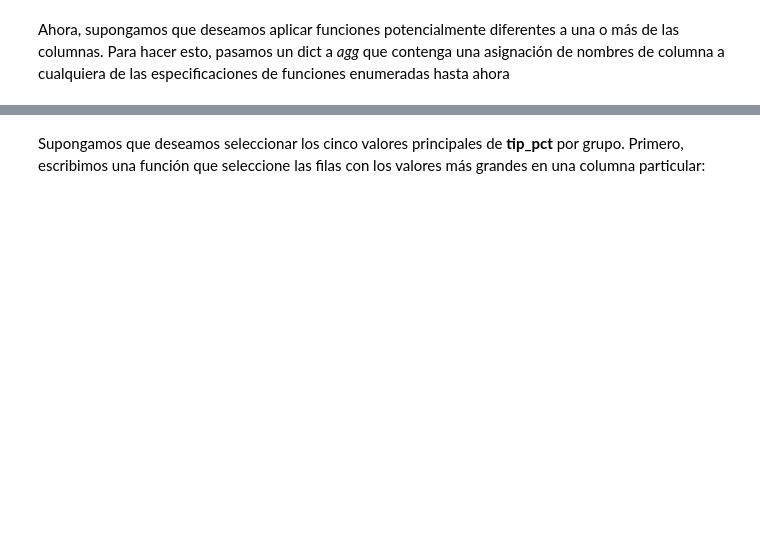
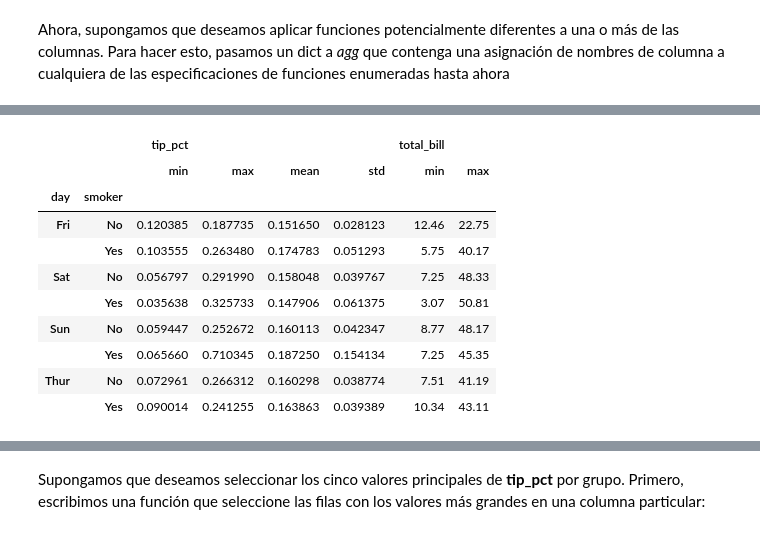
Before and after one commit to al34n1x/DataScience, a Jupyter notebook: 6.Gestion_de_datos/Agregación_de_datos.ipynb, the cells around one changed output, grey strips where cells are left out. Cells and saved outputs as stored; diff of their text form; code cells hidden in the pictures; blank space fills up the shorter version.

```diff
--- a/6.Gestion_de_datos/Agregación_de_datos.ipynb
+++ b/6.Gestion_de_datos/Agregación_de_datos.ipynb
@@ -217,4 +371,5 @@ Como hemos visto, agregar una Serie o todas las columnas de un dataframe de dato
 Sin embargo, es posible que desees agregar usando una función diferente dependiendo de la columna, o múltiples funciones a la vez.
 # %%
 #@title
-grouped = prop.groupby(['day', 'smoker'])
+grouped = prop.groupby(['day', 'smoker', 'time'])
+grouped
@@ -280,7 +564,19 @@ grouped.agg({'tip' : np.max, 'size' : 'sum'})
 # %%
 #@title
 grouped.agg({'tip_pct' : ['min', 'max', 'mean', 'std'],
-             'size' : 'sum'})
+             'total_bill' : ['min', 'max']})
+# %% [output]
+|  |  | tip_pct |  |  |  | total_bill |  |
+|  |  | min | max | mean | std | min | max |
+| day | smoker |  |  |  |  |  |  |
+| Fri | No | 0.120385 | 0.187735 | 0.151650 | 0.028123 | 12.46 | 22.75 |
+|  | Yes | 0.103555 | 0.263480 | 0.174783 | 0.051293 | 5.75 | 40.17 |
+| Sat | No | 0.056797 | 0.291990 | 0.158048 | 0.039767 | 7.25 | 48.33 |
+|  | Yes | 0.035638 | 0.325733 | 0.147906 | 0.061375 | 3.07 | 50.81 |
+| Sun | No | 0.059447 | 0.252672 | 0.160113 | 0.042347 | 8.77 | 48.17 |
+|  | Yes | 0.065660 | 0.710345 | 0.187250 | 0.154134 | 7.25 | 45.35 |
+| Thur | No | 0.072961 | 0.266312 | 0.160298 | 0.038774 | 7.51 | 41.19 |
+|  | Yes | 0.090014 | 0.241255 | 0.163863 | 0.039389 | 10.34 | 43.11 |
 # %% [markdown]
 
 ---
```
Also changed, not shown: parts of 48 cells of this notebook.
